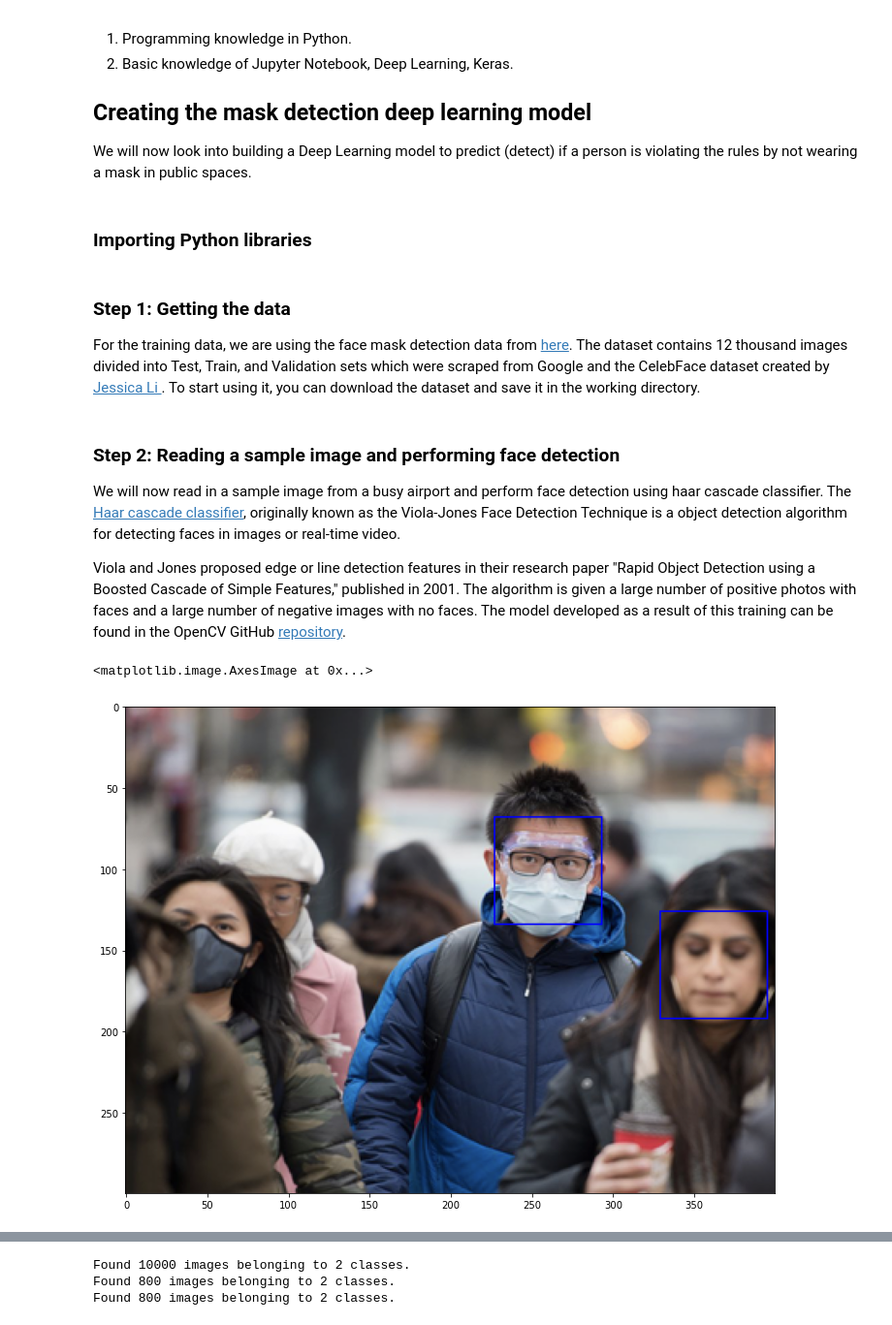
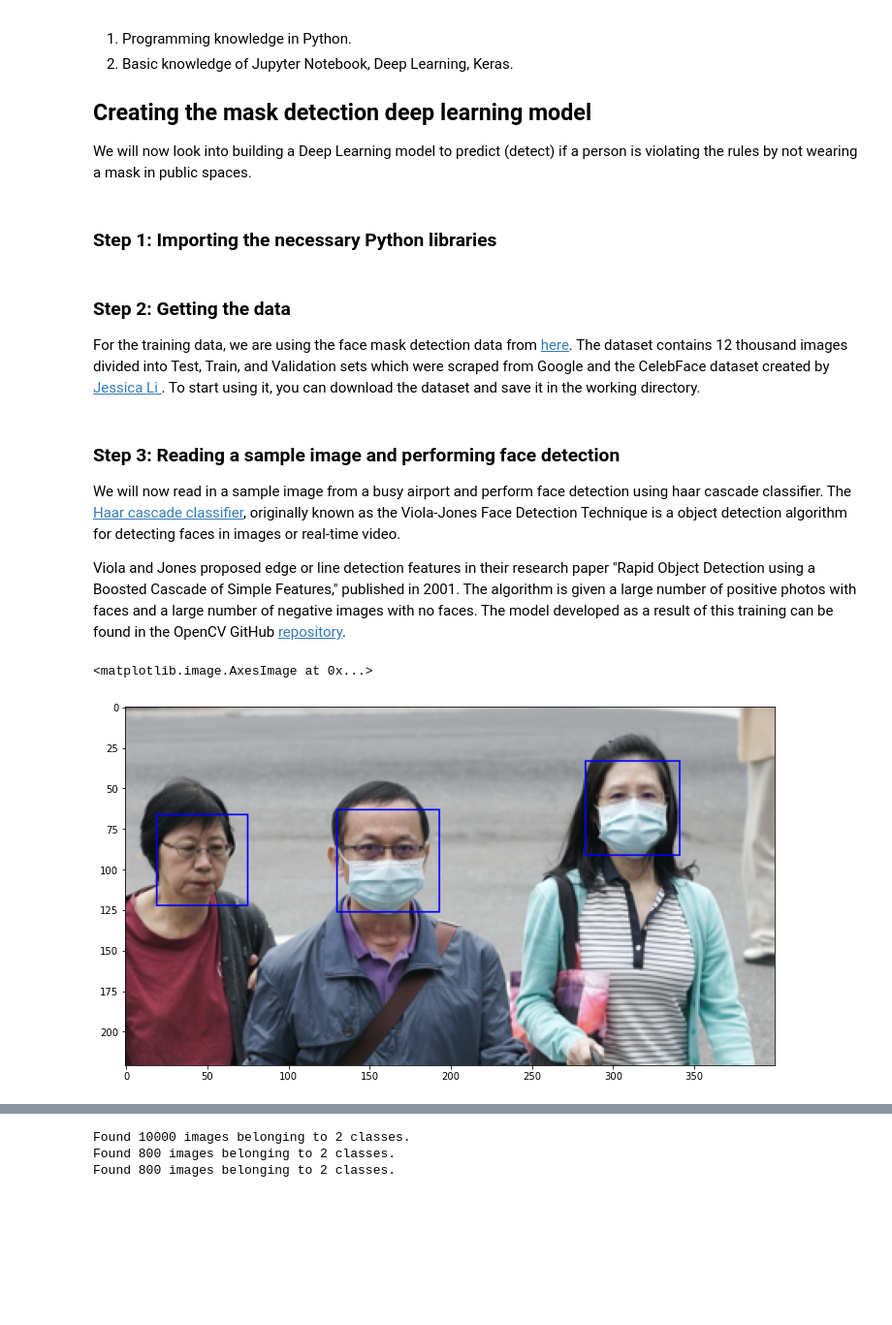
Before and after one commit to ldtalent/merishnas-no-mask-in-crowd-deep-learning, a Jupyter notebook: deep_learning_mask_detector.ipynb, the cells around one changed output, grey strips where cells are left out. Shown at 97% size. Cells and saved outputs as stored; diff of their text form; code cells hidden in the pictures; blank space fills up the shorter version.

Commit message:
Updated notebook and data

```diff
--- a/deep_learning_mask_detector.ipynb
+++ b/deep_learning_mask_detector.ipynb
@@ -26,6 +26,6 @@ Manually monitoring people entering such institutions is tedious and requires wo
 
 We will now look into building a Deep Learning model to predict (detect) if a person is violating the rules by not wearing a mask in public spaces.
 # %% [markdown]
-### Importing Python libraries
+### Step 1: Importing the necessary Python libraries
 # %%
 import numpy as np  # linear algebra
@@ -42,6 +39,6 @@ from keras.layers import Flatten, Dense
 from keras.preprocessing.image import ImageDataGenerator
 # %% [markdown]
-### Step 1: Getting the data
+### Step 2: Getting the data
 
 For the training data, we are using the face mask detection data from [here](https://www.kaggle.com/datasets/ashishjangra27/face-mask-12k-images-dataset). The dataset contains 12 thousand images divided into Test, Train, and Validation sets which were scraped from Google and the CelebFace dataset created by [Jessica Li ](https://www.kaggle.com/jessicali9530). To start using it, you can download the dataset and save it in the working directory.
 # %%
@@ -50,36 +47,35 @@ train_dir = "data/Face Mask Dataset/Train"
 test_dir = "data/Face Mask Dataset/Test"
 val_dir = "data/Face Mask Dataset/Validation"
 # %% [markdown]
-### Step 2: Reading a sample image and performing face detection
+### Step 3: Reading a sample image and performing face detection
 
 We will now read in a sample image from a busy airport and perform face detection using haar cascade classifier. The [Haar cascade classifier](https://docs.opencv.org/3.4/db/d28/tutorial_cascade_classifier.html), originally known as the Viola-Jones Face Detection Technique is a object detection algorithm for detecting faces in images or real-time video.
 
 Viola and Jones proposed edge or line detection features in their research paper "Rapid Object Detection using a Boosted Cascade of Simple Features," published in 2001. The algorithm is given a large number of positive photos with faces and a large number of negative images with no faces. The model developed as a result of this training can be found in the OpenCV GitHub [repository](https://github.com/opencv/opencv/tree/master/data/haarcascades).
 # %%
 # Read a sample image
-img = cv2.imread("sample_images/image (34).png")
+img = cv2.imread("sample_images/image (1).png")
 
 # Keep a copy of coloured image
 orig_img = cv2.cvtColor(img, cv2.COLOR_RGB2BGR)  # colored output image
 
 # Convert image to grayscale
 img = cv2.cvtColor(img, cv2.IMREAD_GRAYSCALE)
 
 # loading haarcascade_frontalface_default.xml
 face_detection_model = cv2.CascadeClassifier("data/haarcascade_frontalface_default.xml")
-# face_detection_model = cv2.CascadeClassifier("data/haarcascade_profileface.xml")
 
 # detect faces in the given image
 return_faces = face_detection_model.detectMultiScale(
-    img, scaleFactor=1.1, minNeighbors=4
+    img, scaleFactor=1.07, minNeighbors=4
 )  # returns a list of (x,y,w,h) tuples
 
 # plotting the returned values
 for (x, y, w, h) in return_faces:
     cv2.rectangle(orig_img, (x, y), (x + w, y + h), (0, 0, 255), 1)
 
 plt.figure(figsize=(12, 12))
 plt.imshow(orig_img)  # display the image
 # %% [output]
 <matplotlib.image.AxesImage at 0x...>
-[figure, old version]
+[figure, new version]
```
Also changed, not shown: parts of 15 cells of this notebook, 32 other files.
